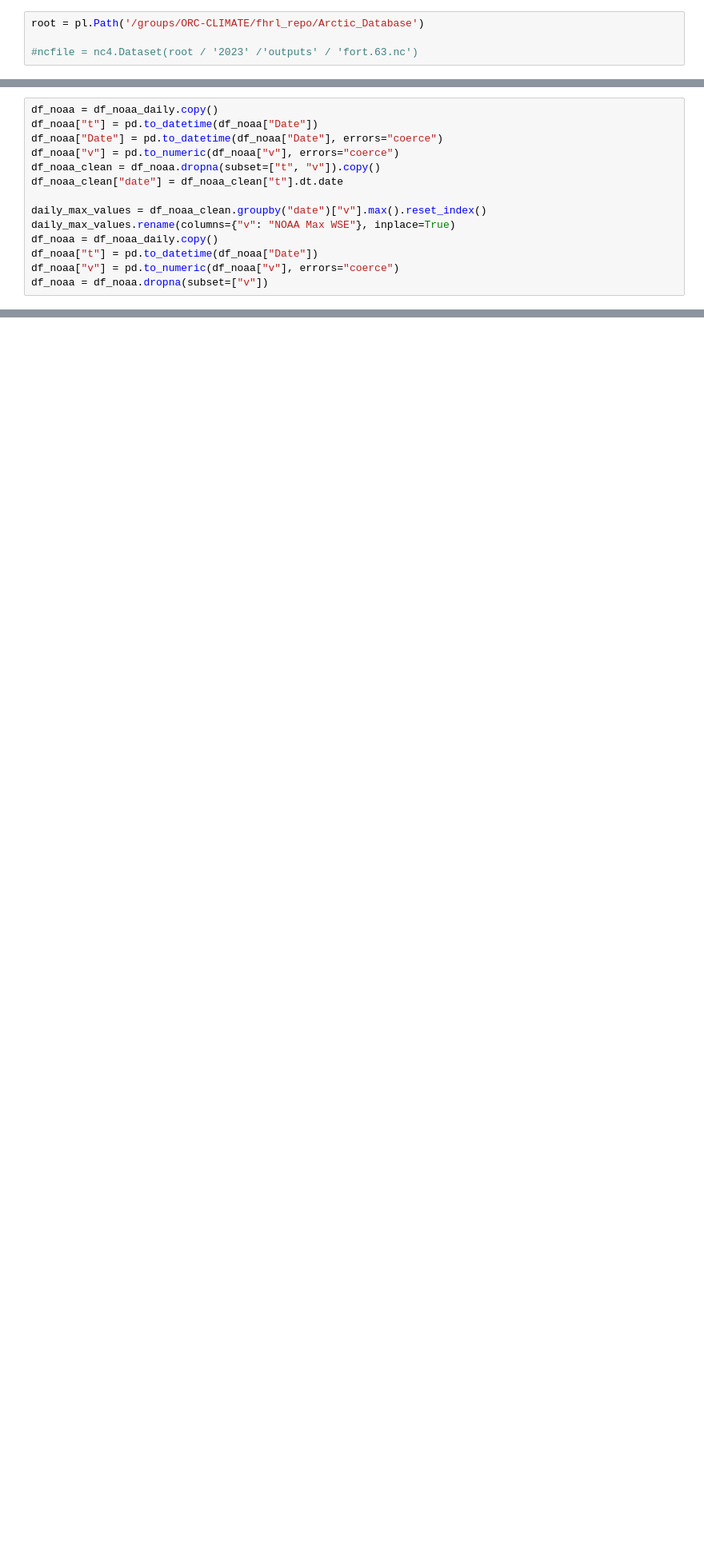
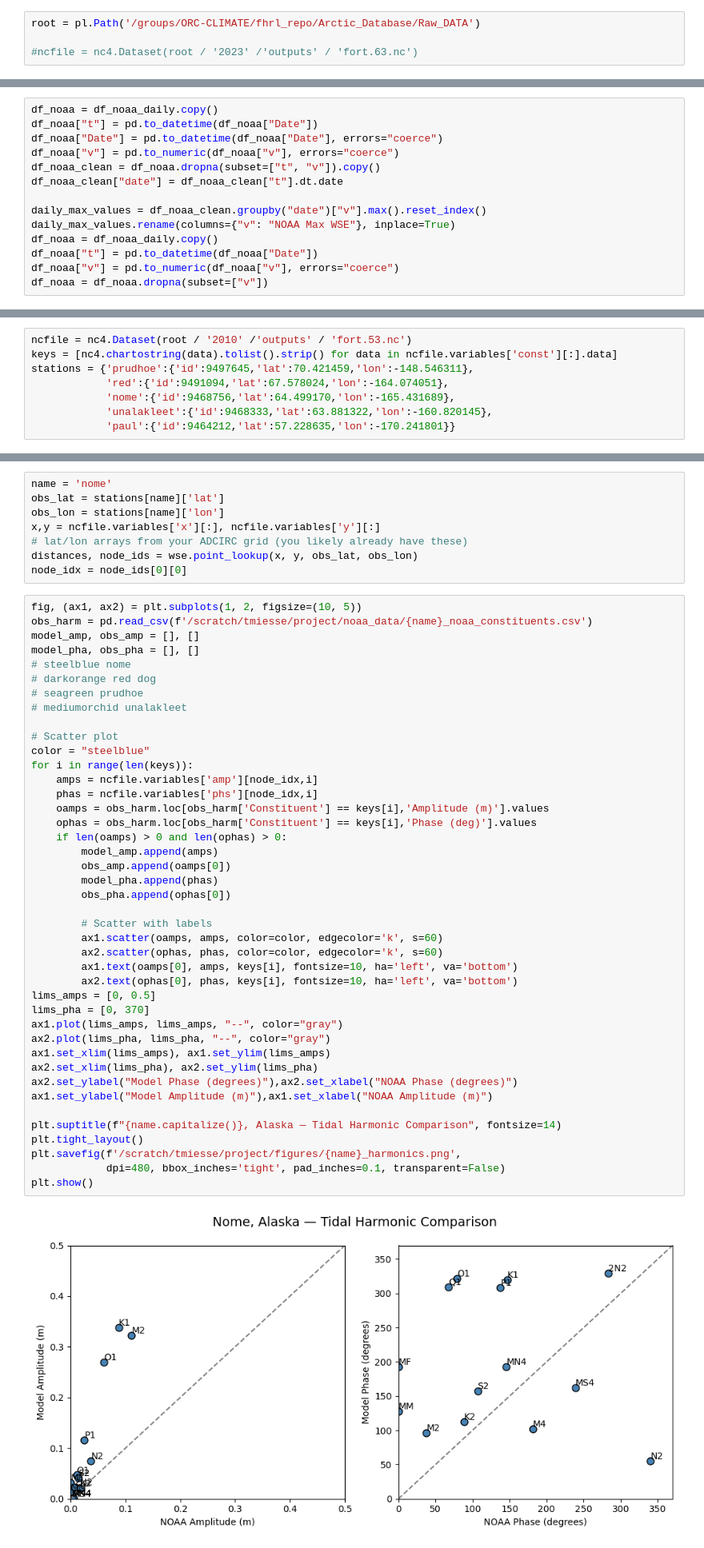
Before and after one commit to tmiesse/arctic_storm, a Jupyter notebook: wse_validation.ipynb, the cells around one changed output, grey strips where cells are left out. Shown at 80% size. Cells and saved outputs as stored; diff of their text form; blank space fills up the shorter version.

```diff
--- a/wse_validation.ipynb
+++ b/wse_validation.ipynb
@@ -38,7 +37,7 @@ Download the swan_HS.63.nc from one of the 4 folders
 # %% [markdown]
 ### Initialize path and read netcdf file
 # %%
-root = pl.Path('/groups/ORC-CLIMATE/fhrl_repo/Arctic_Database')
+root = pl.Path('/groups/ORC-CLIMATE/fhrl_repo/Arctic_Database/Raw_DATA')
 
 #ncfile = nc4.Dataset(root / '2023' /'outputs' / 'fort.63.nc')
 # %% [markdown]
@@ -368,0 +370,8 @@ plt.show()
+# %%
+ncfile = nc4.Dataset(root / '2010' /'outputs' / 'fort.53.nc')
+keys = [nc4.chartostring(data).tolist().strip() for data in ncfile.variables['const'][:].data]
+stations = {'prudhoe':{'id':9497645,'lat':70.421459,'lon':-148.546311},
+            'red':{'id':9491094,'lat':67.578024,'lon':-164.074051},
+            'nome':{'id':9468756,'lat':64.499170,'lon':-165.431689},
+            'unalakleet':{'id':9468333,'lat':63.881322,'lon':-160.820145},
+            'paul':{'id':9464212,'lat':57.228635,'lon':-170.241801}}
@@ -368,0 +387,52 @@ plt.show()
+# %%
+name = 'nome'
+obs_lat = stations[name]['lat']
+obs_lon = stations[name]['lon']
+x,y = ncfile.variables['x'][:], ncfile.variables['y'][:]
+# lat/lon arrays from your ADCIRC grid (you likely already have these)
+distances, node_ids = wse.point_lookup(x, y, obs_lat, obs_lon)
+node_idx = node_ids[0][0]
+# %%
+fig, (ax1, ax2) = plt.subplots(1, 2, figsize=(10, 5))
+obs_harm = pd.read_csv(f'/scratch/tmiesse/project/noaa_data/{name}_noaa_constituents.csv')
+model_amp, obs_amp = [], []
+model_pha, obs_pha = [], []
+# steelblue nome
+# darkorange red dog
+# seagreen prudhoe
+# mediumorchid unalakleet
+
+# Scatter plot
+color = "steelblue"
+for i in range(len(keys)):
+    amps = ncfile.variables['amp'][node_idx,i]
+    phas = ncfile.variables['phs'][node_idx,i]
+    oamps = obs_harm.loc[obs_harm['Constituent'] == keys[i],'Amplitude (m)'].values
+    ophas = obs_harm.loc[obs_harm['Constituent'] == keys[i],'Phase (deg)'].values
+    if len(oamps) > 0 and len(ophas) > 0:
+        model_amp.append(amps)
+        obs_amp.append(oamps[0])
+        model_pha.append(phas)
+        obs_pha.append(ophas[0])
+
+        # Scatter with labels
+        ax1.scatter(oamps, amps, color=color, edgecolor='k', s=60)
+        ax2.scatter(ophas, phas, color=color, edgecolor='k', s=60)
+        ax1.text(oamps[0], amps, keys[i], fontsize=10, ha='left', va='bottom')
+        ax2.text(ophas[0], phas, keys[i], fontsize=10, ha='left', va='bottom')
+lims_amps = [0, 0.5]
+lims_pha = [0, 370]
+ax1.plot(lims_amps, lims_amps, "--", color="gray")
+ax2.plot(lims_pha, lims_pha, "--", color="gray")
+ax1.set_xlim(lims_amps), ax1.set_ylim(lims_amps)
+ax2.set_xlim(lims_pha), ax2.set_ylim(lims_pha)
+ax2.set_ylabel("Model Phase (degrees)"),ax2.set_xlabel("NOAA Phase (degrees)")
+ax1.set_ylabel("Model Amplitude (m)"),ax1.set_xlabel("NOAA Amplitude (m)")
+
+plt.suptitle(f"{name.capitalize()}, Alaska — Tidal Harmonic Comparison", fontsize=14)
+plt.tight_layout()
+plt.savefig(f'/scratch/tmiesse/project/figures/{name}_harmonics.png',
+            dpi=480, bbox_inches='tight', pad_inches=0.1, transparent=False)
+plt.show()
+# %% [output]
+[figure, added]
```
Also changed, not shown: parts of 3 cells of this notebook, 4 other files.
